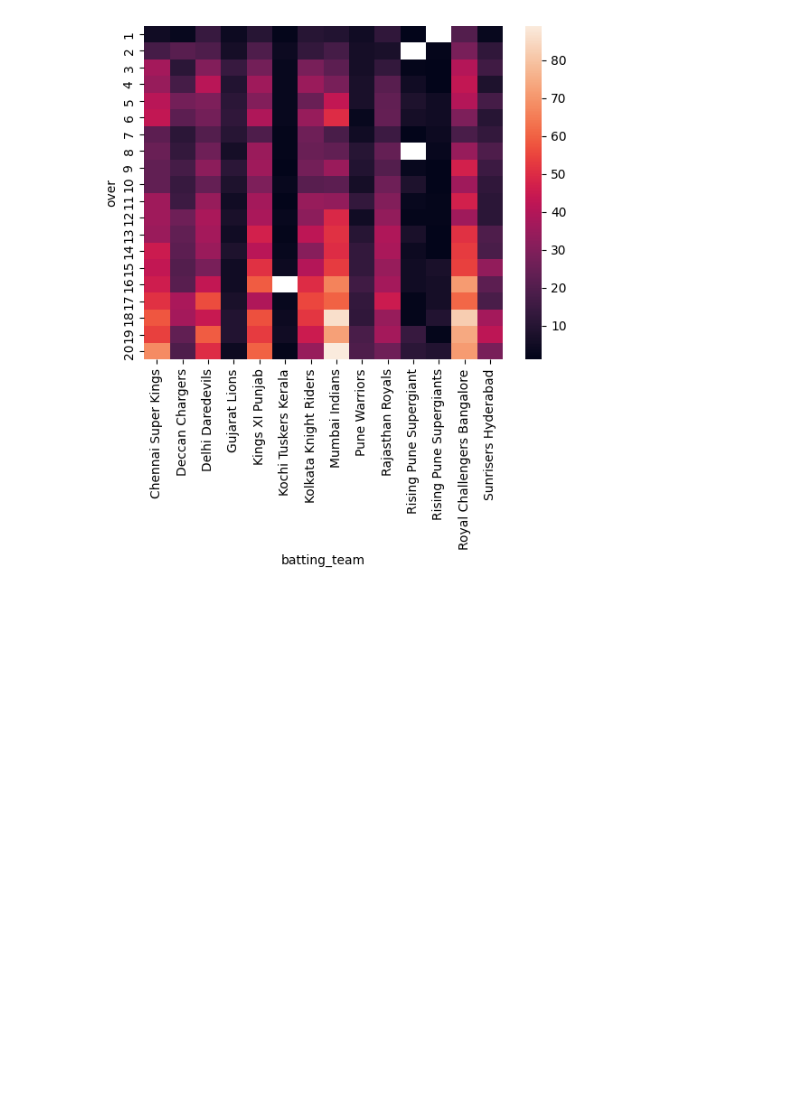
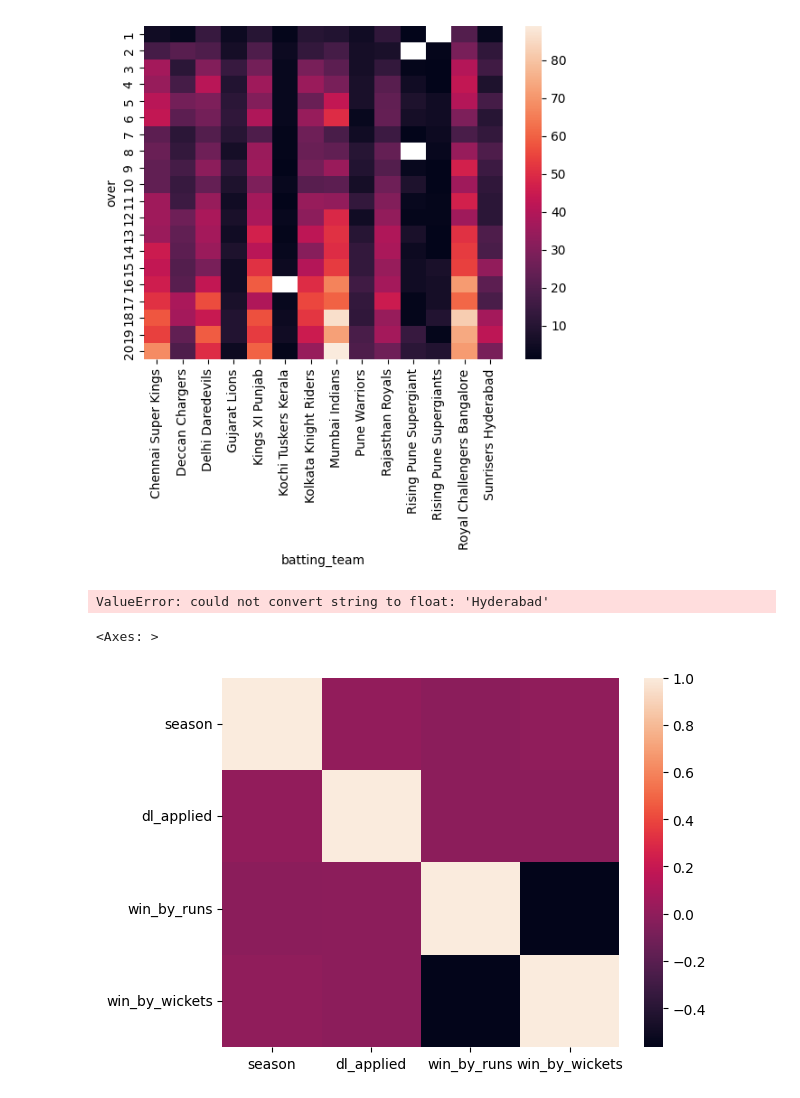
Before and after one commit to Hitesh-Ojha/learning, a Jupyter notebook: data science/pandas.ipynb, the cells around one changed output. Cells and saved outputs as stored; diff of their text form; code cells hidden in the pictures; blank space fills up the shorter version.

```diff
--- a/data science/pandas.ipynb
+++ b/data science/pandas.ipynb
@@ -1112,3 +1112,14 @@ sns.heatmap(pt )
 # %% [output]
 <Axes: xlabel='batting_team', ylabel='over'>
 [figure]
+# %%
+data.corr() # where his trying to find correlation of a sting
+# %% [output]
+ValueError: could not convert string to float: 'Hyderabad'
+# %%
+pv = data[['season','dl_applied','win_by_runs','win_by_wickets']].corr()
+# %%
+sns.heatmap(pv)
+# %% [output]
+<Axes: >
+[figure, added]
```
Also changed, not shown: parts of 20 cells of this notebook, 1 other file.
